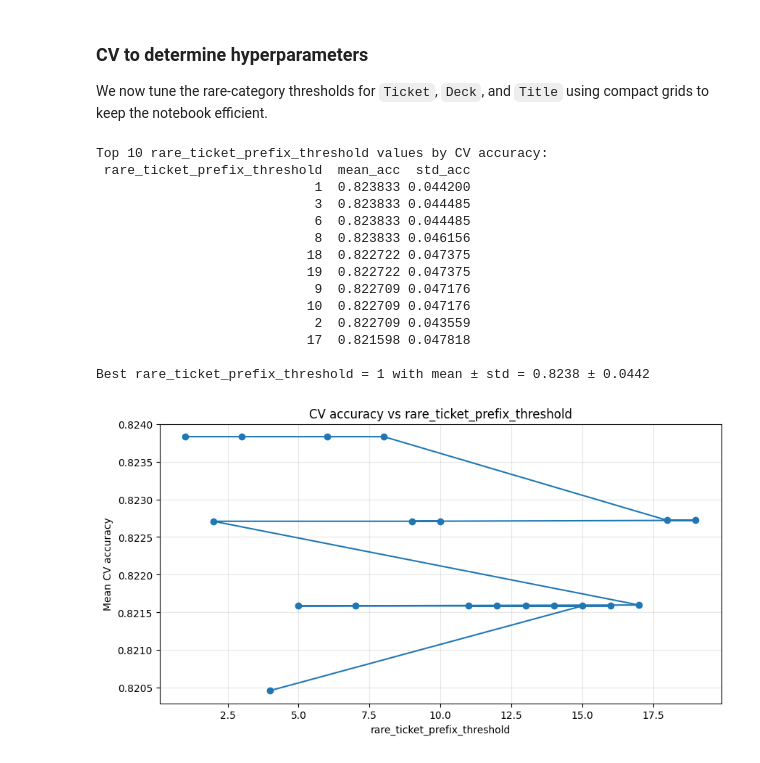
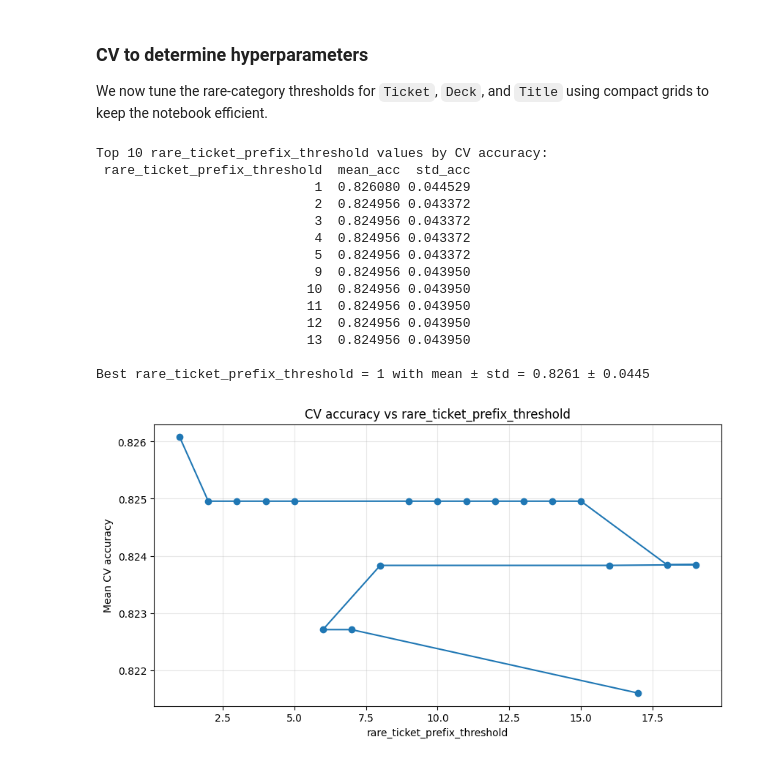
Before and after one commit to martinouks/isla_tp, a Jupyter notebook: TP3/TP3.ipynb, the cells around one changed output. Drawn from its saved outputs; the diff is of its cells as text; code cells hidden in the pictures.

```diff
--- a/TP3/TP3.ipynb
+++ b/TP3/TP3.ipynb
@@ -551,7 +551,7 @@ class TitanicModel(BaseEstimator, ClassifierMixin):
         self,
         rare_deck_threshold=14,
         rare_ticket_prefix_threshold=1,
-        rare_title_threshold=7,
+        rare_title_threshold=1,
         random_state=1,
         max_iter=1000,
     ):
@@ -977,6 +976,8 @@ Recommended formatting for `Ticket` before modeling:
 We now tune the rare-category thresholds for `Ticket`, `Deck`, and `Title` using compact grids to keep the notebook efficient.
 # %%
 # CV over rare_ticket_prefix_threshold, keeping Cabin and Age fixed.
+cv = StratifiedKFold(n_splits=10, shuffle=True, random_state=1)
+
 ticket_threshold_grid = list(range(1, 20))
 ticket_threshold_results = []
 
@@ -992,45 +993,45 @@ for threshold in ticket_threshold_grid:
         scoring="accuracy",
         n_jobs=-1,
     )
     ticket_threshold_results.append({
         "rare_ticket_prefix_threshold": threshold,
         "mean_acc": scores.mean(),
         "std_acc": scores.std(),
     })
 
 ticket_results_df = pd.DataFrame(ticket_threshold_results).sort_values(["mean_acc", "std_acc"], ascending=[False, True])
 best_ticket_row = ticket_results_df.iloc[0]
 
 print("Top 10 rare_ticket_prefix_threshold values by CV accuracy:")
 print(ticket_results_df.head(10).to_string(index=False))
 print(
     f"\nBest rare_ticket_prefix_threshold = {int(best_ticket_row['rare_ticket_prefix_threshold'])} "
     f"with mean ± std = {best_ticket_row['mean_acc']:.4f} ± {best_ticket_row['std_acc']:.4f}"
 )
 
 plt.figure(figsize=(10, 5))
 plt.plot(ticket_results_df["rare_ticket_prefix_threshold"], ticket_results_df["mean_acc"], marker="o")
 plt.xlabel("rare_ticket_prefix_threshold")
 plt.ylabel("Mean CV accuracy")
 plt.title("CV accuracy vs rare_ticket_prefix_threshold")
 plt.grid(True, alpha=0.3)
 plt.show()
 # %% [output]
 Top 10 rare_ticket_prefix_threshold values by CV accuracy:
  rare_ticket_prefix_threshold  mean_acc  std_acc
-                            1  0.823833 0.044200
-                            3  0.823833 0.044485
-                            6  0.823833 0.044485
-                            8  0.823833 0.046156
-                           18  0.822722 0.047375
-                           19  0.822722 0.047375
-                            9  0.822709 0.047176
-                           10  0.822709 0.047176
-                            2  0.822709 0.043559
-                           17  0.821598 0.047818
+                            1  0.826080 0.044529
+                            2  0.824956 0.043372
+                            3  0.824956 0.043372
+                            4  0.824956 0.043372
+                            5  0.824956 0.043372
+                            9  0.824956 0.043950
+                           10  0.824956 0.043950
+                           11  0.824956 0.043950
+                           12  0.824956 0.043950
+                           13  0.824956 0.043950
 
-Best rare_ticket_prefix_threshold = 1 with mean ± std = 0.8238 ± 0.0442
+Best rare_ticket_prefix_threshold = 1 with mean ± std = 0.8261 ± 0.0445
-[figure, old version]
+[figure, new version]
 # %%
 # CV over rare_deck_threshold, keeping Age and Ticket fixed.
 deck_threshold_grid = list(range(1, 20))
```
Also changed, not shown: parts of 8 cells of this notebook.
